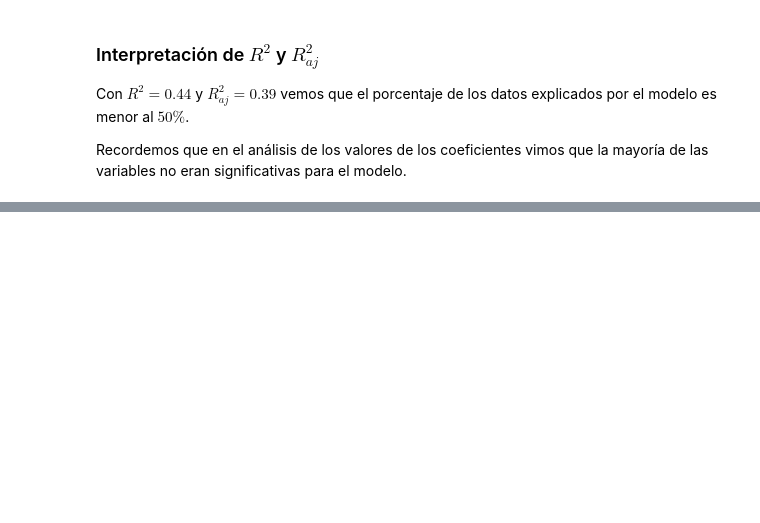
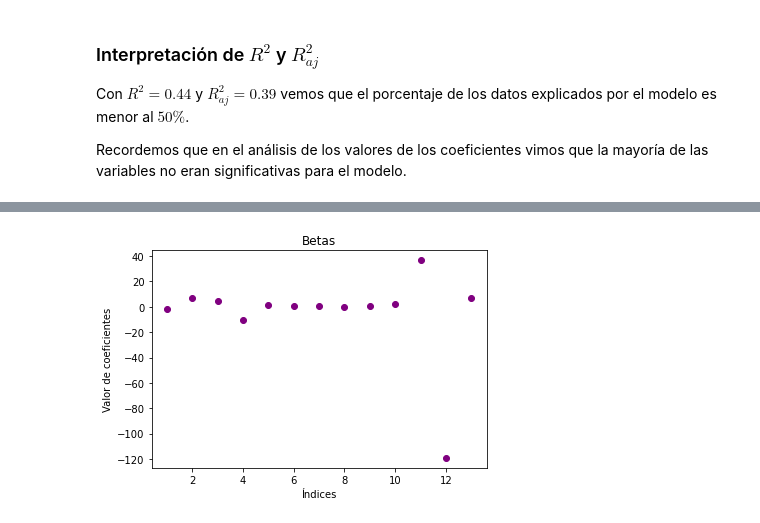
Before and after one commit to ArrigoCoen/Curso_Ciencia_de_Datos, a Jupyter notebook: M2/2_4 Ridge and Lasso Regression.ipynb, the cells around one changed output, grey strips where cells are left out. Cells and saved outputs as stored; diff of their text form; code cells hidden in the pictures; blank space fills up the shorter version.

```diff
--- a/M2/2_4 Ridge and Lasso Regression.ipynb
+++ b/M2/2_4 Ridge and Lasso Regression.ipynb
@@ -820,0 +952,20 @@ ECM con lambda =  0.012  es:  126184.291
+# %%
+#División de los datos
+X_train, X_test, Y_train, Y_test = train_test_split(X, Y,test_size = 0.2,random_state = 1)
+# %%
+#Se definen las variables que se van a utilizar
+ridge = Ridge(normalize = True)#Para estandarizar las variables el parámetro "normalize" es verdadero
+coefs = []
+
+#Se llena la matriz con coeficientes asociadas a cada variable independiente y a cada valor de lambda
+for k in lambdas:
+    ridge.set_params(alpha = k)#Se toman los valores de lambda
+    ridge.fit(X_train, Y_train)#Se ajusta el modelo
+    coefs.append(ridge.coef_)#Se generan los coeficientes correspondientes
+# %%
+## 5) CONSTRUIR UN MODELO
+#Le pasamos como parámetro el vector con los diferentes valores de lambda para que
+#se elija la mejor con "cross validation"
+ridgecv = RidgeCV(alphas = lambdas, scoring = 'neg_mean_squared_error', normalize = True)
+ridgecv.fit(X_train, Y_train)
+print('El valor de lambda encontrado con "cross validation" es: ',round(ridgecv.alpha_,4))
@@ -820,0 +974,5 @@ ECM con lambda =  0.012  es:  126184.291
+# %%
+#Se imprimen los valores de los coeficientes
+mod_ridgeCV = Ridge(alpha = ridgecv.alpha_, normalize = True)
+mod_ridgeCV.fit(X_train, Y_train)
+print(pd.Series(mod_ridgeCV.coef_, index = X.columns)) # Valor de los coeficientes
@@ -820,0 +994,10 @@ ECM con lambda =  0.012  es:  126184.291
+# %%
+# Se grafican los valores de los coeficientes (betas).
+eje_X = range(1,len(mod_ridgeCV.coef_)+1,1)
+plt.scatter(eje_X, mod_ridgeCV.coef_, color = 'purple')
+plt.title('Betas')
+plt.xlabel('Índices')
+plt.ylabel('Valor de coeficientes')
+plt.show()
+# %% [output]
+[figure, added]
```
Also changed, not shown: parts of 68 cells of this notebook.
